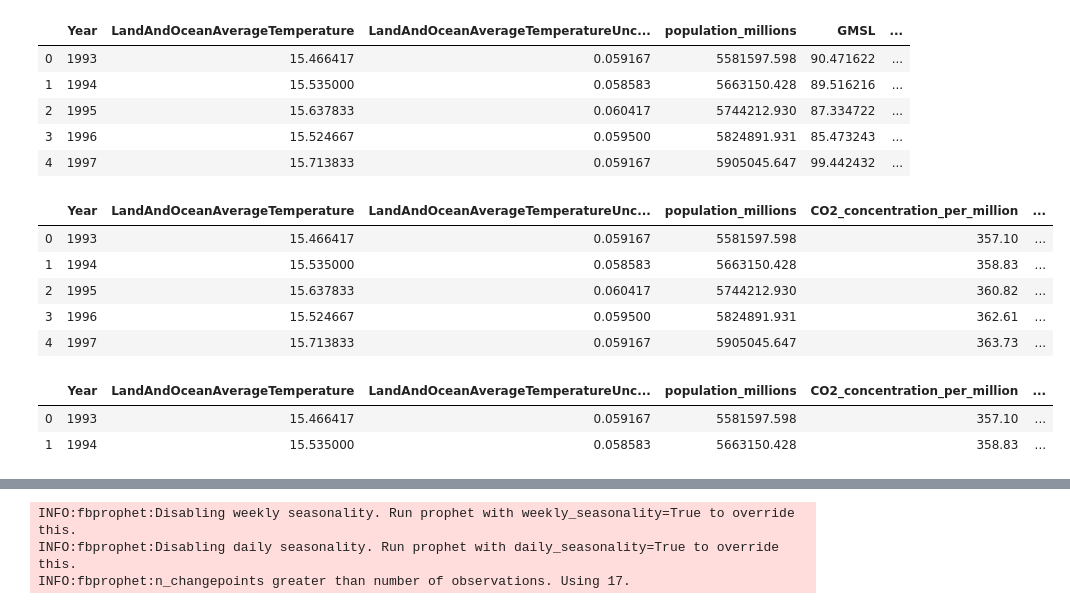
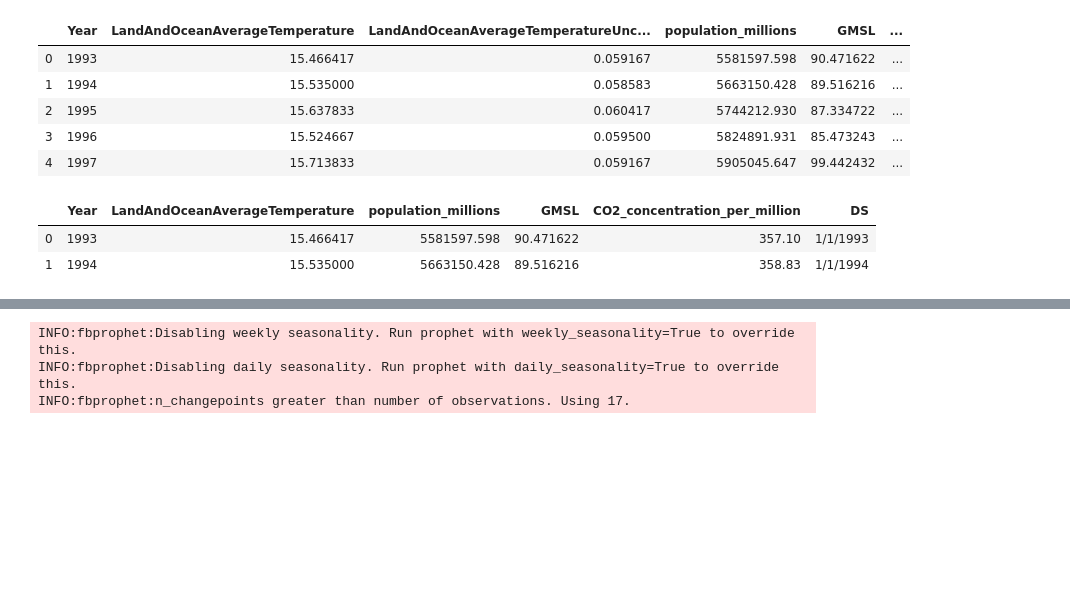
Before and after one commit to magcox5/climate_change_2038, a Jupyter notebook: Prophet_TimeSeries_Prediction.ipynb, the cells around one changed output, grey strips where cells are left out. Cells and saved outputs as stored; diff of their text form; code cells hidden in the pictures; blank space fills up the shorter version.

```diff
--- a/Prophet_TimeSeries_Prediction.ipynb
+++ b/Prophet_TimeSeries_Prediction.ipynb
@@ -39,21 +39,12 @@ df_1.head(5)
 | 3 | 1996 | 15.524667 | 0.059500 | 5824891.931 | 85.473243 | ... |
 | 4 | 1997 | 15.713833 | 0.059167 | 5905045.647 | 99.442432 | ... |
 # %%
-dataset = df_1.drop(["GMSL"], axis = 1)
-dataset.head(5)
+dataset = df_1.drop(["LandAndOceanAverageTemperatureUncertainty"], axis = 1)
+dataset.head(2)
 # %% [output]
-|  | Year | LandAndOceanAverageTemperature | LandAndOceanAverageTemperatureUnc... | population_millions | CO2_concentration_per_million | ... |
-| 0 | 1993 | 15.466417 | 0.059167 | 5581597.598 | 357.10 | ... |
-| 1 | 1994 | 15.535000 | 0.058583 | 5663150.428 | 358.83 | ... |
-| 2 | 1995 | 15.637833 | 0.060417 | 5744212.930 | 360.82 | ... |
-| 3 | 1996 | 15.524667 | 0.059500 | 5824891.931 | 362.61 | ... |
-| 4 | 1997 | 15.713833 | 0.059167 | 5905045.647 | 363.73 | ... |
+|  | Year | LandAndOceanAverageTemperature | population_millions | GMSL | CO2_concentration_per_million | DS |
+| 0 | 1993 | 15.466417 | 5581597.598 | 90.471622 | 357.10 | 1/1/1993 |
+| 1 | 1994 | 15.535000 | 5663150.428 | 89.516216 | 358.83 | 1/1/1994 |
-# %%
-dataset.head(2)
-# %% [output]
-|  | Year | LandAndOceanAverageTemperature | LandAndOceanAverageTemperatureUnc... | population_millions | CO2_concentration_per_million | ... |
-| 0 | 1993 | 15.466417 | 0.059167 | 5581597.598 | 357.10 | ... |
-| 1 | 1994 | 15.535000 | 0.058583 | 5663150.428 | 358.83 | ... |
 # %%
 dataset.info()
 # %% [output]
```
Also changed, not shown: parts of 41 cells of this notebook, 17 other files.
